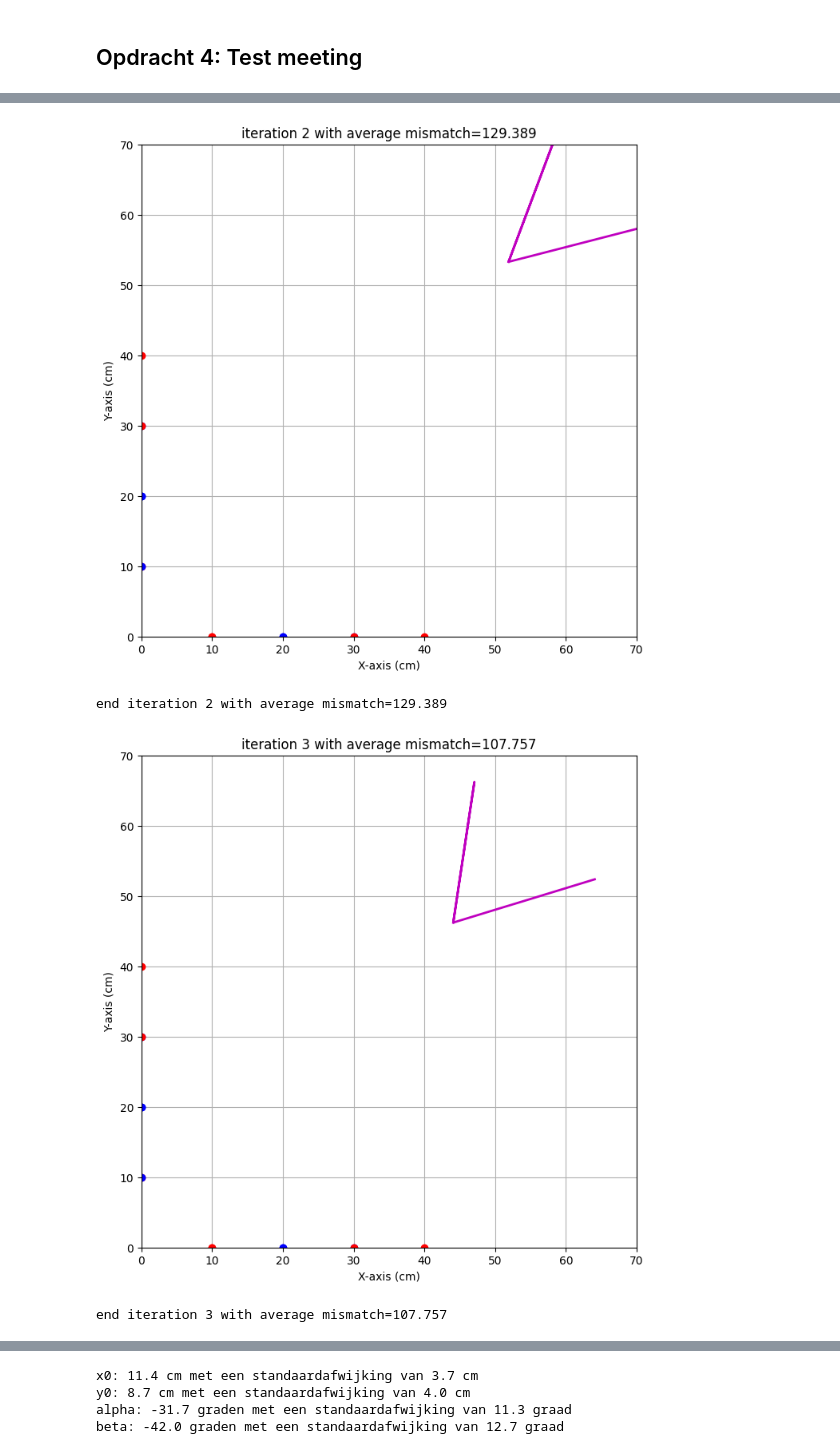
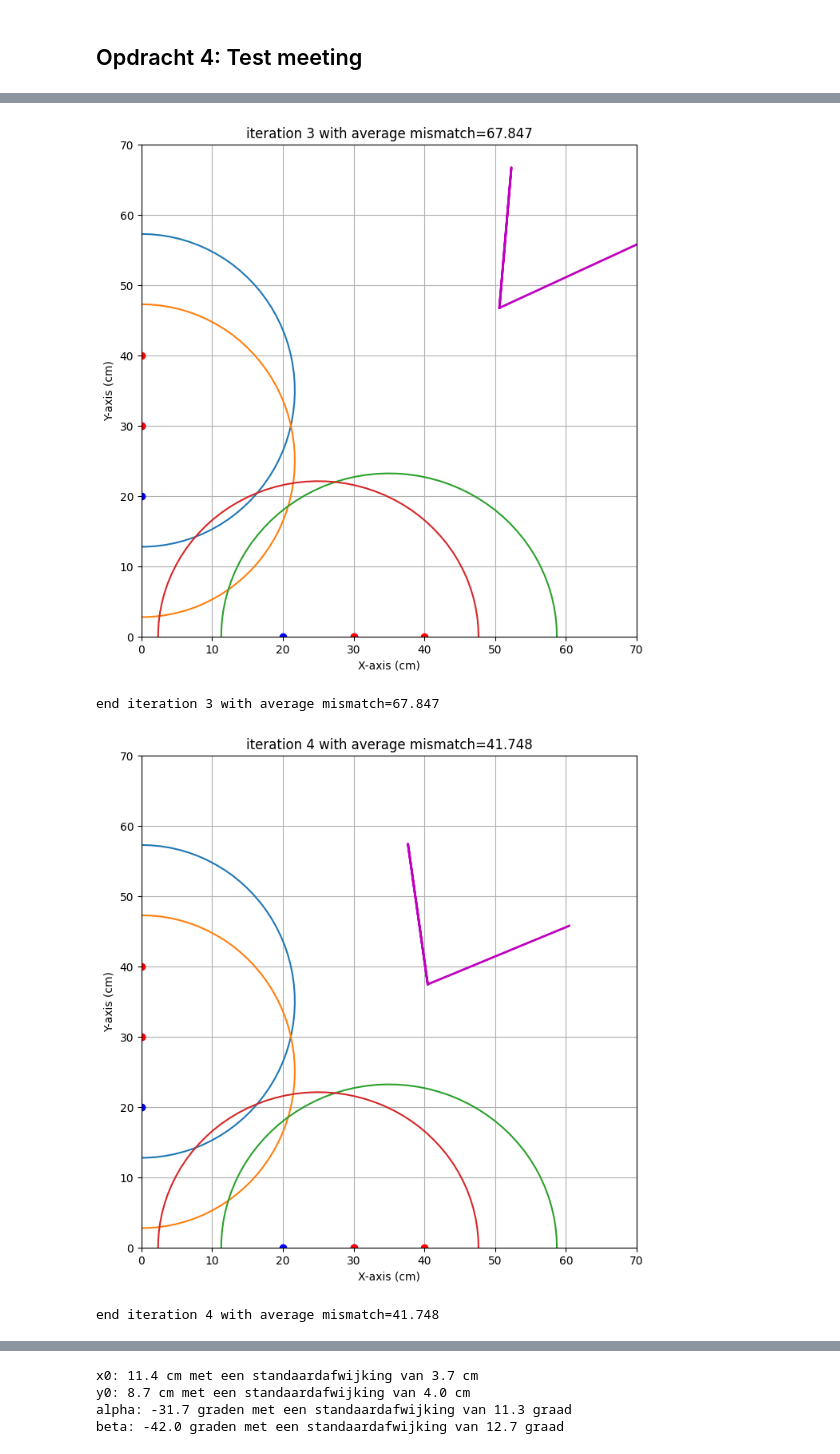
Before and after one commit to SybrenK07/opdrachten-DEF-D, a Jupyter notebook: FysiekeOntwerpopdrachten/4OntwerpEenAlgoritmeEchoAkoestisch/DEFOntwerpopdracht4AlgoritmeInvulTemplate.ipynb, the cells around one changed output, grey strips where cells are left out. Cells and saved outputs as stored; diff of their text form; code cells hidden in the pictures.

```diff
--- a/FysiekeOntwerpopdrachten/4OntwerpEenAlgoritmeEchoAkoestisch/DEFOntwerpopdracht4AlgoritmeInvulTemplate.ipynb
+++ b/FysiekeOntwerpopdrachten/4OntwerpEenAlgoritmeEchoAkoestisch/DEFOntwerpopdracht4AlgoritmeInvulTemplate.ipynb
@@ -52,15 +76,17 @@ kalibratie-opstelling groep [nummer]
 # Als je ongeldige metingen hebt (denk aan het college!), zet ze dan wel in het dataframe hieronder,
 # maar gebruik een '#' om de regel uit te commenteren, zoals we bij de laatste meting voorgedaan hebben.
 
+# Zeven metingen gedaan, maar 3 waren ongeldig ((0,10),(0,20)) en ((10,0),(20,0)) en ((10,0),(0,10))
+Test_meting = np.array([44.50,44.50,47.46,45.30])
 
 dataSanityCheck = pd.DataFrame(columns=["xs", "ys", "xr", "yr", "R"], data=[
-    [0,40,0,30,1.0],
-    [0,30,0,20,2.0],
-    [0,10,0,20,3.0],
-    [40,0,30,0,4.0],
-    [30,0,20,0,5.0],
-    [10,0,20,0,6.0],
-    [10,0,0,10,7.0]
+    [0,40,0,30,Test_meting[0]],
+    [0,30,0,20,Test_meting[1]],
+    #[0,10,0,20,Test_meting[2]],
+    [40,0,30,0,Test_meting[2]],
+    [30,0,20,0,Test_meting[3]]
+    #[10,0,20,0,Test_meting[4]],
+    #[10,0,0,10,Test_meting[5]]
     ])
 
 resultaatSanityCheck = imagingDEF.imagingDEF(dataSanityCheck)
@@ -81,4 +105,4 @@ end iteration 1 with average mismatch=145.594
-[figure, old version]
+[figure, new version]
-end iteration 2 with average mismatch=129.389
+end iteration 3 with average mismatch=67.847
-[figure, old version]
+[figure, new version]
-end iteration 3 with average mismatch=107.757
+end iteration 4 with average mismatch=41.748
```
Also changed, not shown: parts of 3 cells of this notebook, 4 other files.
